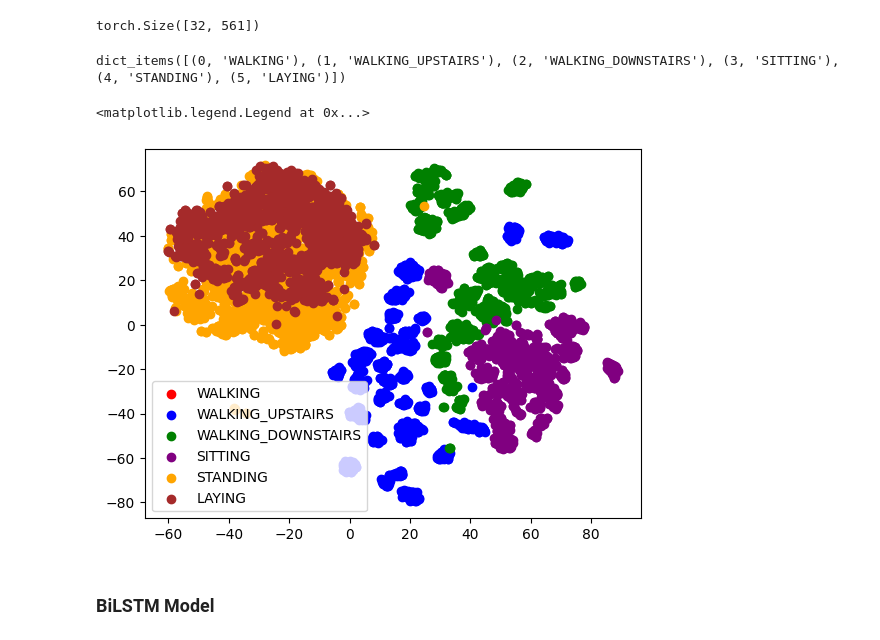
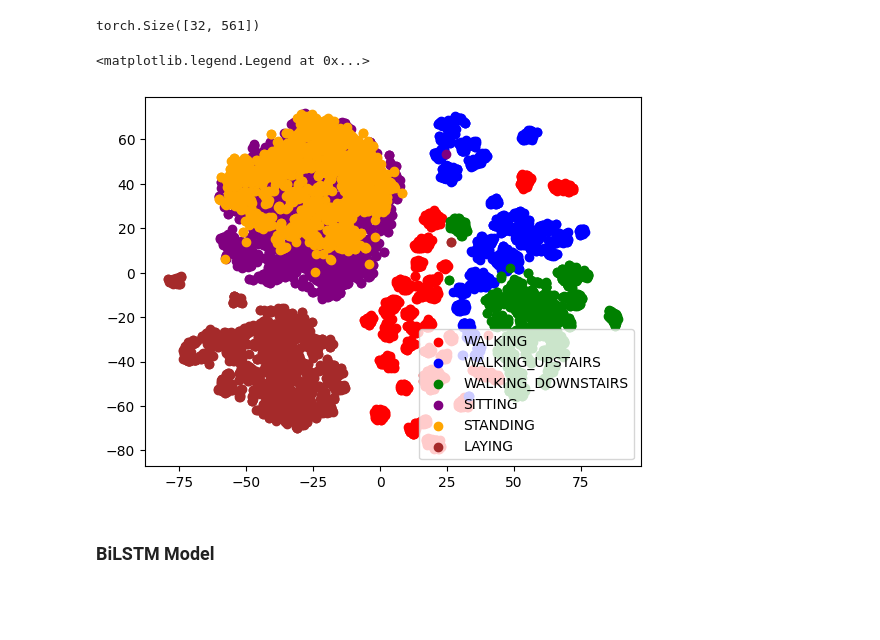
Before and after one commit to Enthusiast101/UCI-HAR, a Jupyter notebook: main.ipynb, the cells around one changed output. Drawn from its saved outputs; the diff is of its cells as text; code cells hidden in the pictures; blank space fills up the shorter version.

```diff
--- a/main.ipynb
+++ b/main.ipynb
@@ -620,7 +620,7 @@ test_tsne = tsne.fit_transform(test)
 colors = ["red", "blue", "green", "purple", "orange", "brown"]
 
 for i, label in enumerate(np.unique(train_labels-1)):
-    idx = train_labels == label
+    idx = train_labels-1 == label
     plt.scatter(train_tsne[idx, 0], train_tsne[idx, 1], label=mappings[label], c=colors[i])
 
 plt.legend()
@@ -800,23 +800,19 @@ torch.Size([32, 561])
 from sklearn.manifold import TSNE
 
 tsne = TSNE(n_components=2, random_state=42)
-train_tsne = tsne.fit_transform(provided_train)
-test_tsne = tsne.fit_transform(provided_test)
+provided_train_tsne = tsne.fit_transform(provided_train)
+provided_test_tsne = tsne.fit_transform(provided_test)
-# %%
-mappings.items()
-# %% [output]
-dict_items([(0, 'WALKING'), (1, 'WALKING_UPSTAIRS'), (2, 'WALKING_DOWNSTAIRS'), (3, 'SITTING'), (4, 'STANDING'), (5, 'LAYING')])
 # %%
 colors = ["red", "blue", "green", "purple", "orange", "brown"]
 
 for i, label in enumerate(np.unique(provided_train_labels-1)):
-    idx = provided_train_labels == label
-    plt.scatter(train_tsne[idx, 0], train_tsne[idx, 1], label=mappings[label], c=colors[i])
+    idx = (provided_train_labels-1 == label).astype(bool)
+    plt.scatter(provided_train_tsne[idx, 0], provided_train_tsne[idx, 1], label=mappings[label], c=colors[i])
 
 plt.legend()
 # %% [output]
 <matplotlib.legend.Legend at 0x...>
-[figure, old version]
+[figure, new version]
 # %% [markdown]
 ### **BiLSTM Model**
 # %%
```
Also changed, not shown: parts of 1 cell of this notebook.
